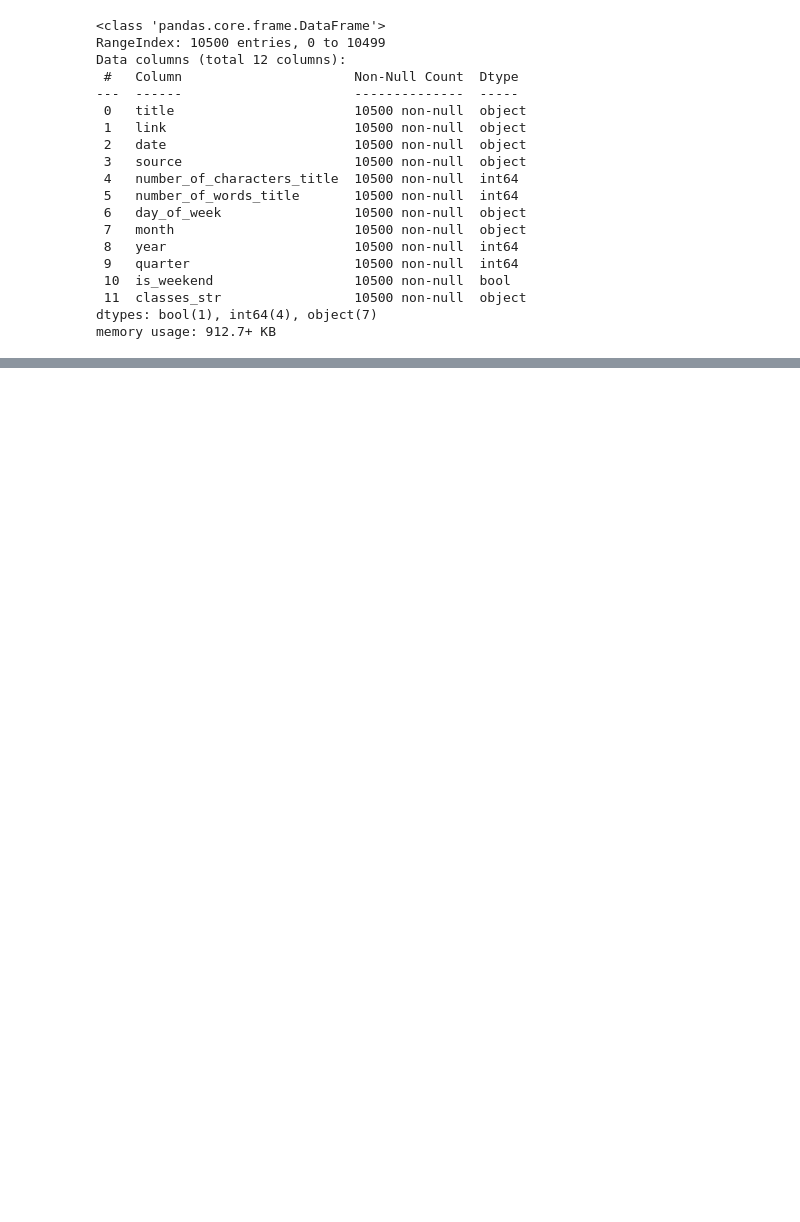
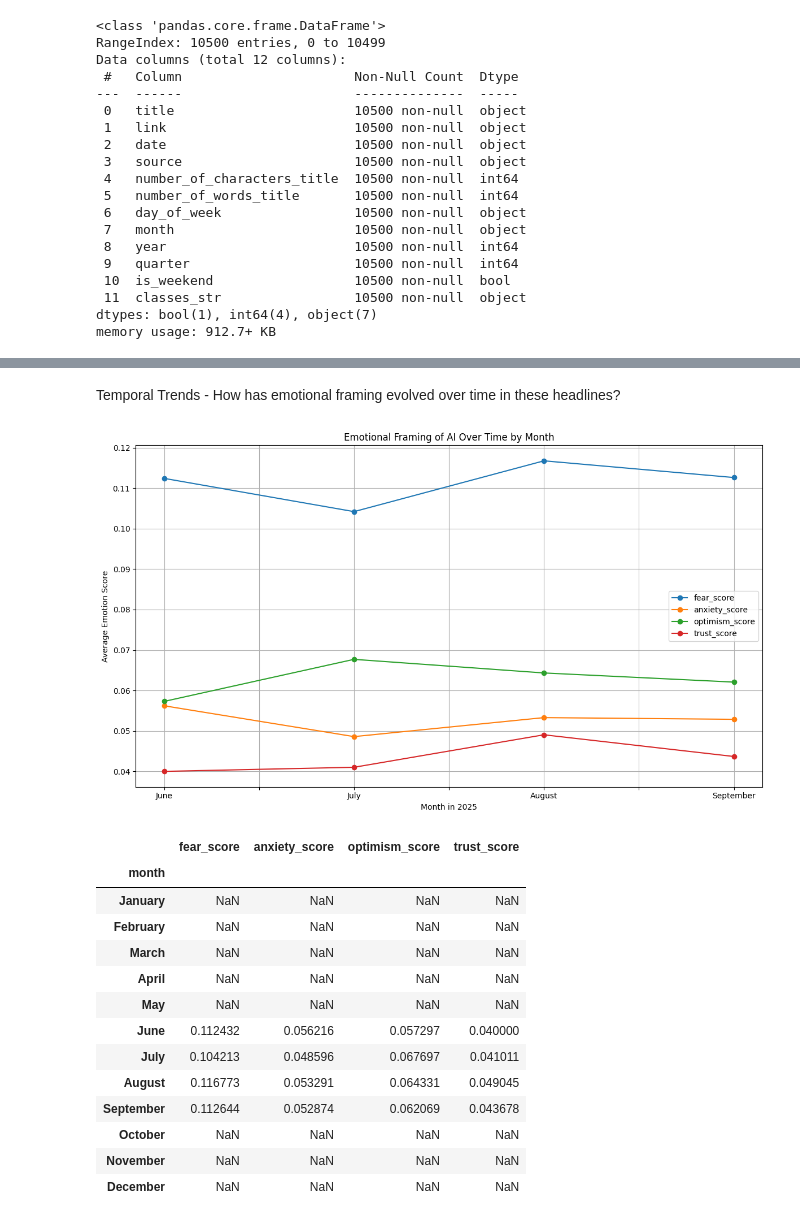
Before and after one commit to mish841/RAISE-26-Data-Science-AI-Competition-Submission, a Jupyter notebook: Data_Science_AI.ipynb, the cells around one changed output, grey strips where cells are left out. Saved outputs shown, nothing was run; the diff lists cells and outputs as text; code cells hidden in the pictures; blank space fills up the shorter version.

```diff
--- a/Data_Science_AI.ipynb
+++ b/Data_Science_AI.ipynb
@@ -226,0 +211,15 @@ EDUCATION (1946 articles):
+# %%
+def count_emotion_words(text, word_list):
+    if not isinstance(text, str):
+        return 0
+    text = text.lower()
+    return sum(word in text for word in word_list)
+
+emotion = pd.DataFrame()
+emotion['title'] = df['title']
+emotion['fear_score'] = df['title'].apply(lambda x: count_emotion_words(x, emotion_buckets['fear']))
+emotion['anxiety_score'] = df['title'].apply(lambda x: count_emotion_words(x, emotion_buckets['anxiety']))
+emotion['optimism_score'] = df['title'].apply(lambda x: count_emotion_words(x, emotion_buckets['optimism']))
+emotion['trust_score'] = df['title'].apply(lambda x: count_emotion_words(x, emotion_buckets['trust']))
+
+emotion.head(15)
@@ -226,0 +257,47 @@ EDUCATION (1946 articles):
+# %% [markdown]
+Temporal Trends - How has emotional framing evolved over time in these headlines?
+# %%
+emotion['year'] = df['year']
+emotion['month'] = df['month']
+
+#Aggregate by month since the year is 2025 for all headlines
+emotion_by_month = emotion.groupby('month')[
+    ['fear_score','anxiety_score','optimism_score','trust_score']
+].mean()
+
+# Order months chronologically for plotting
+month_order = ['January', 'February', 'March', 'April', 'May', 'June', 'July', 'August', 'September', 'October', 'November', 'December']
+emotion_by_month = emotion_by_month.reindex(month_order)
+
+
+import matplotlib.pyplot as plt
+
+#plot trends
+emotion_by_month.plot(
+    figsize=(12,7),
+    title='Emotional Framing of AI Over Time by Month',
+    marker='o' # Add markers for better visibility of data points
+)
+plt.xlabel('Month in 2025')
+plt.ylabel('Average Emotion Score')
+plt.grid(True)
+plt.tight_layout()
+plt.show()
+
+emotion_by_month
+# %% [output]
+[figure, added]
+|  | fear_score | anxiety_score | optimism_score | trust_score |
+| month |  |  |  |  |
+| January | NaN | NaN | NaN | NaN |
+| February | NaN | NaN | NaN | NaN |
+| March | NaN | NaN | NaN | NaN |
+| April | NaN | NaN | NaN | NaN |
+| May | NaN | NaN | NaN | NaN |
+| June | 0.112432 | 0.056216 | 0.057297 | 0.040000 |
+| July | 0.104213 | 0.048596 | 0.067697 | 0.041011 |
+| August | 0.116773 | 0.053291 | 0.064331 | 0.049045 |
+| September | 0.112644 | 0.052874 | 0.062069 | 0.043678 |
+| October | NaN | NaN | NaN | NaN |
+| November | NaN | NaN | NaN | NaN |
+| December | NaN | NaN | NaN | NaN |
```
Also changed, not shown: parts of 44 cells of this notebook.
